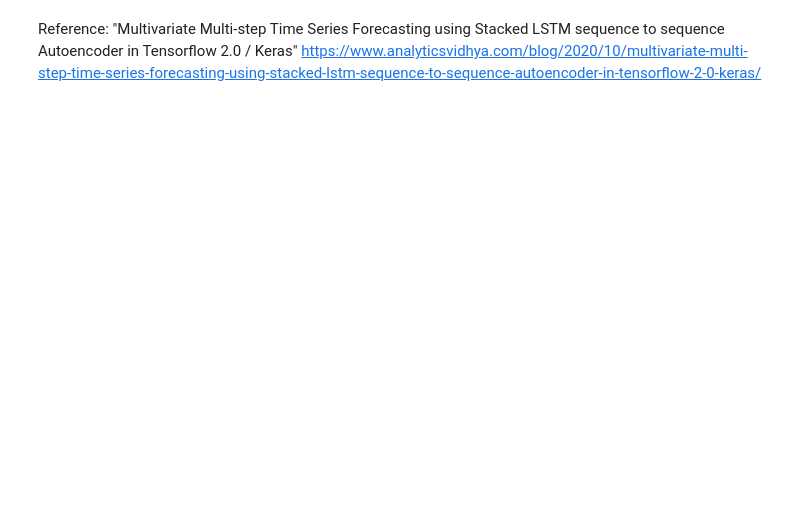
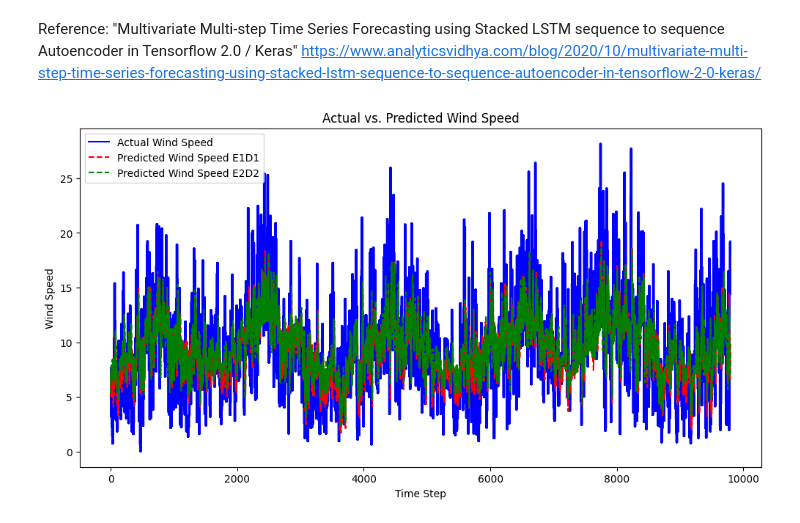
Before and after one commit to aravindvenkatachalapathy/Windspeedforecasting, a Jupyter notebook: LSTM_WindSpeed.ipynb, the cells around one changed output. Saved outputs shown, nothing was run; the diff lists cells and outputs as text; code cells hidden in the pictures; blank space fills up the shorter version.

```diff
--- a/LSTM_WindSpeed.ipynb
+++ b/LSTM_WindSpeed.ipynb
@@ -45,6 +24,6 @@ from sklearn.metrics import mean_absolute_error
 from sklearn.preprocessing import MinMaxScaler
 import tensorflow as tf
 # %%
-df=pd.read_csv('/kaggle/input/wind-speed-prediction-dataset/wind_dataset.csv')
+df=pd.read_csv('wind_dataset.csv')
 # %%
 df.head()
@@ -257,3 +378,25 @@ for index,i in enumerate(train_df.columns):
 Reference:
 "Multivariate Multi-step Time Series Forecasting using Stacked LSTM sequence to sequence Autoencoder in Tensorflow 2.0 / Keras"
 https://www.analyticsvidhya.com/blog/2020/10/multivariate-multi-step-time-series-forecasting-using-stacked-lstm-sequence-to-sequence-autoencoder-in-tensorflow-2-0-keras/
+# %%
+import matplotlib.pyplot as plt
+
+# Extract wind speed predictions from the first column (assuming wind speed is the first feature)
+actual_wind_speed = y_test[:, :, 0].flatten()
+predicted_wind_speed_e1d1 = pred_e1d1[:, :, 0].flatten()
+predicted_wind_speed_e2d2 = pred_e2d2[:, :, 0].flatten()
+
+# Create a plot to compare actual and predicted values
+plt.figure(figsize=(12, 6))
+plt.plot(actual_wind_speed, label='Actual Wind Speed', color='blue', linestyle='-')
+plt.plot(predicted_wind_speed_e1d1, label='Predicted Wind Speed E1D1', color='red', linestyle='--')
+plt.plot(predicted_wind_speed_e2d2, label='Predicted Wind Speed E2D2', color='green', linestyle='--')
+
+# Adding title and labels
+plt.title('Actual vs. Predicted Wind Speed')
+plt.xlabel('Time Step')
+plt.ylabel('Wind Speed')
+plt.legend()
+plt.show()
+# %% [output]
+[figure, added]
```
Also changed, not shown: parts of 23 cells of this notebook.
